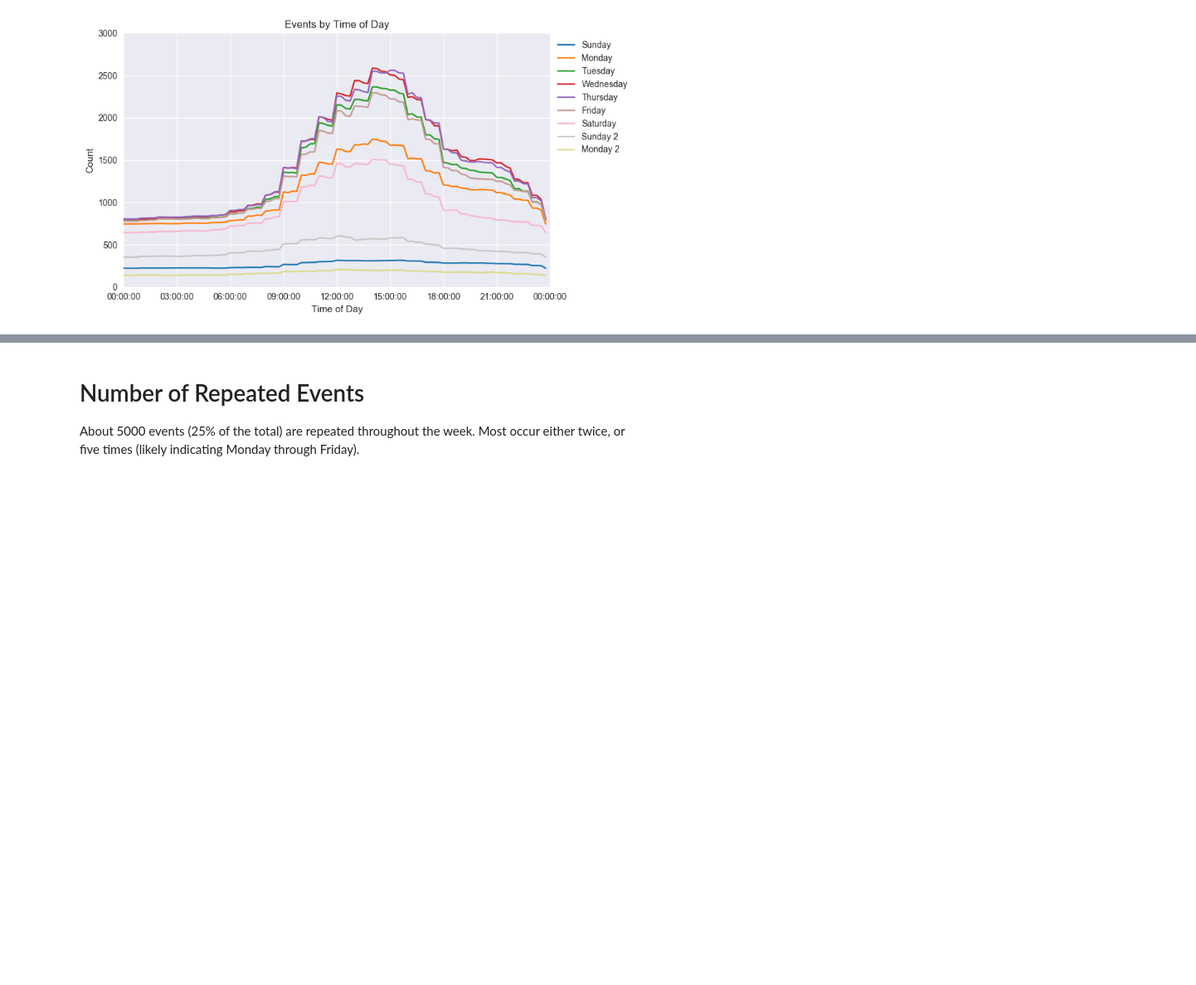
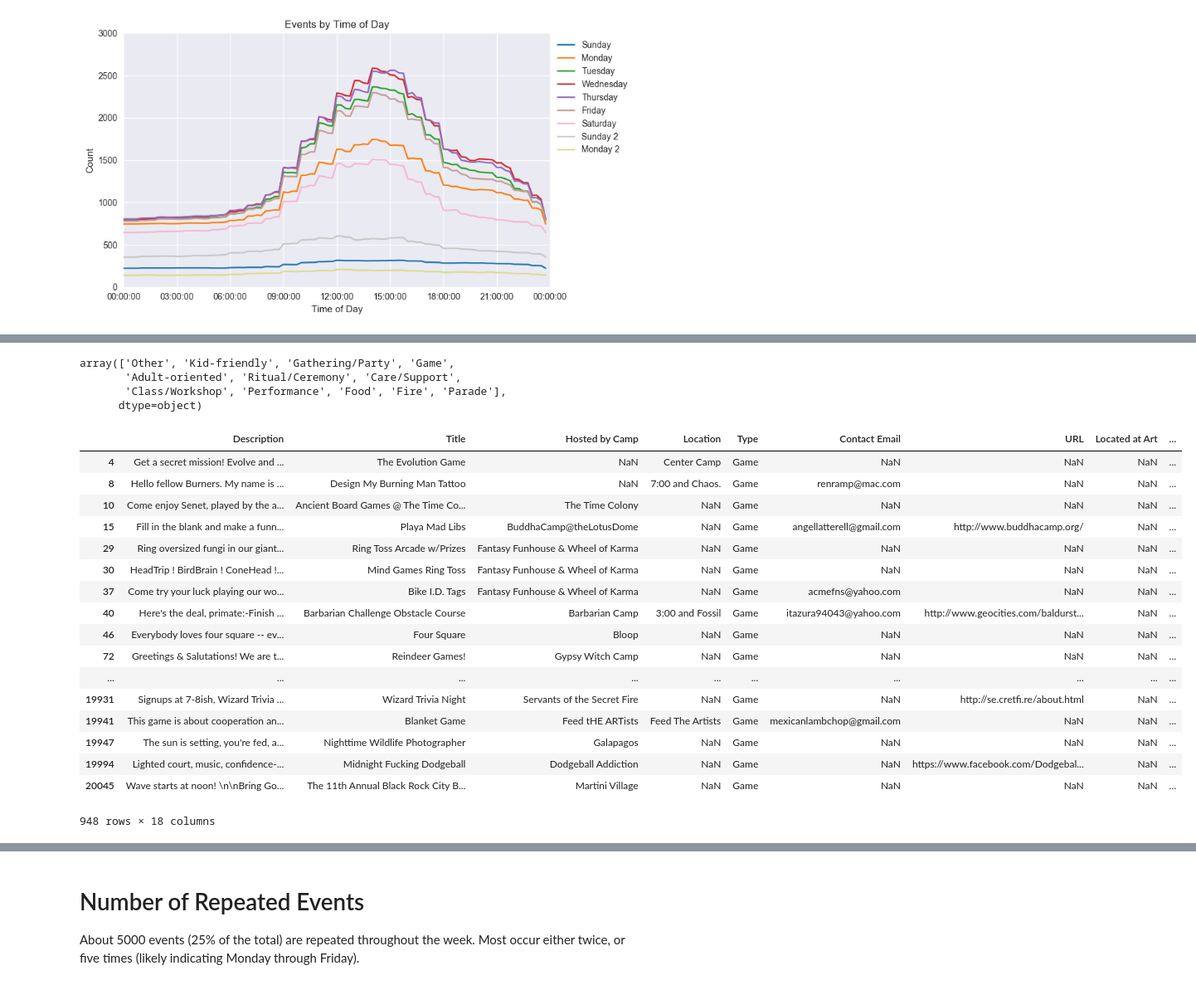
Before and after one commit to nikitabu/Playa_Events, a Jupyter notebook: Playa Events Analysis.ipynb, the cells around one changed output, grey strips where cells are left out. Shown at 83% size. Saved outputs shown, nothing was run; the diff lists cells and outputs as text; code cells hidden in the pictures; blank space fills up the shorter version.

```diff
--- a/Playa Events Analysis.ipynb
+++ b/Playa Events Analysis.ipynb
@@ -428,0 +408,28 @@ fig.tight_layout();
+# %%
+df['Type'].unique()
+# %% [output]
+array(['Other', 'Kid-friendly', 'Gathering/Party', 'Game',
+       'Adult-oriented', 'Ritual/Ceremony', 'Care/Support',
+       'Class/Workshop', 'Performance', 'Food', 'Fire', 'Parade'],
+      dtype=object)
+# %%
+df[df['Type'] == 'Game']
+# %% [output]
+|  | Description | Title | Hosted by Camp | Location | Type | Contact Email | URL | Located at Art | ... |
+| 4 | Get a secret mission! Evolve and ... | The Evolution Game | NaN | Center Camp | Game | NaN | NaN | NaN | ... |
+| 8 | Hello fellow Burners. My name is ... | Design My Burning Man Tattoo | NaN | 7:00 and Chaos. | Game | renramp@mac.com | NaN | NaN | ... |
+| 10 | Come enjoy Senet, played by the a... | Ancient Board Games @ The Time Co... | The Time Colony | NaN | Game | NaN | NaN | NaN | ... |
+| 15 | Fill in the blank and make a funn... | Playa Mad Libs | BuddhaCamp@theLotusDome | NaN | Game | angellatterell@gmail.com | http://www.buddhacamp.org/ | NaN | ... |
+| 29 | Ring oversized fungi in our giant... | Ring Toss Arcade w/Prizes | Fantasy Funhouse & Wheel of Karma | NaN | Game | NaN | NaN | NaN | ... |
+| 30 | HeadTrip ! BirdBrain ! ConeHead !... | Mind Games Ring Toss | Fantasy Funhouse & Wheel of Karma | NaN | Game | NaN | NaN | NaN | ... |
+| 37 | Come try your luck playing our wo... | Bike I.D. Tags | Fantasy Funhouse & Wheel of Karma | NaN | Game | acmefns@yahoo.com | NaN | NaN | ... |
+| 40 | Here's the deal, primate:-Finish ... | Barbarian Challenge Obstacle Course | Barbarian Camp | 3:00 and Fossil | Game | itazura94043@yahoo.com | http://www.geocities.com/baldurst... | NaN | ... |
+| 46 | Everybody loves four square -- ev... | Four Square | Bloop | NaN | Game | NaN | NaN | NaN | ... |
+| 72 | Greetings & Salutations! We are t... | Reindeer Games! | Gypsy Witch Camp | NaN | Game | NaN | NaN | NaN | ... |
+| ... | ... | ... | ... | ... | ... | ... | ... | ... | ... |
+| 19931 | Signups at 7-8ish, Wizard Trivia ... | Wizard Trivia Night | Servants of the Secret Fire | NaN | Game | NaN | http://se.cretfi.re/about.html | NaN | ... |
+| 19941 | This game is about cooperation an... | Blanket Game | Feed tHE ARTists | Feed The Artists | Game | mexicanlambchop@gmail.com | NaN | NaN | ... |
+| 19947 | The sun is setting, you're fed, a... | Nighttime Wildlife Photographer | Galapagos | NaN | Game | NaN | NaN | NaN | ... |
+| 19994 | Lighted court, music, confidence-... | Midnight Fucking Dodgeball | Dodgeball Addiction | NaN | Game | NaN | https://www.facebook.com/Dodgebal... | NaN | ... |
+| 20045 | Wave starts at noon! \n\nBring Go... | The 11th Annual Black Rock City B... | Martini Village | NaN | Game | NaN | NaN | NaN | ... |
+948 rows × 18 columns
```
Also changed, not shown: parts of 20 cells of this notebook.
